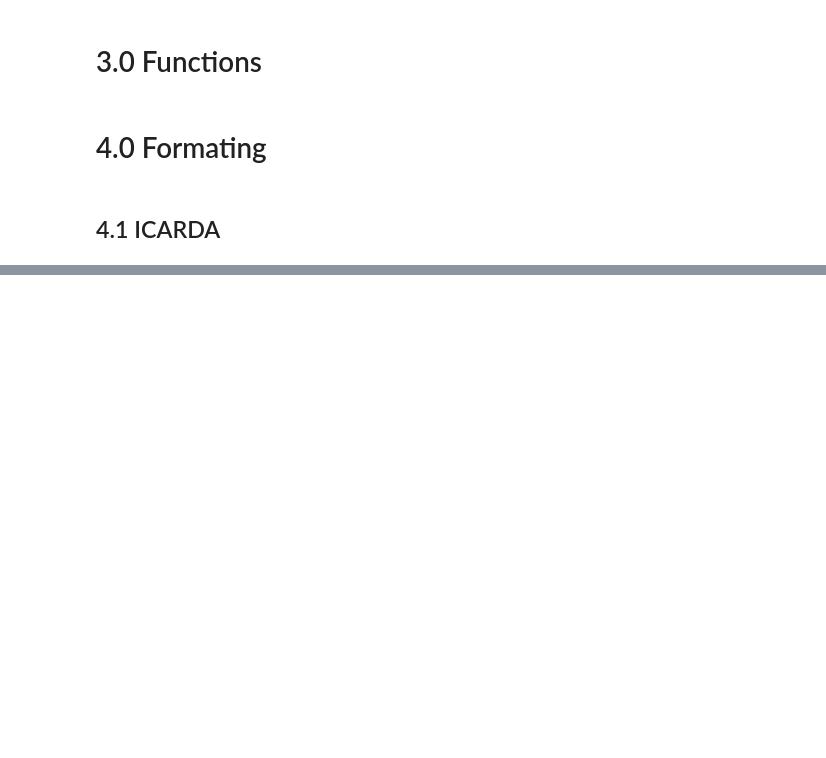
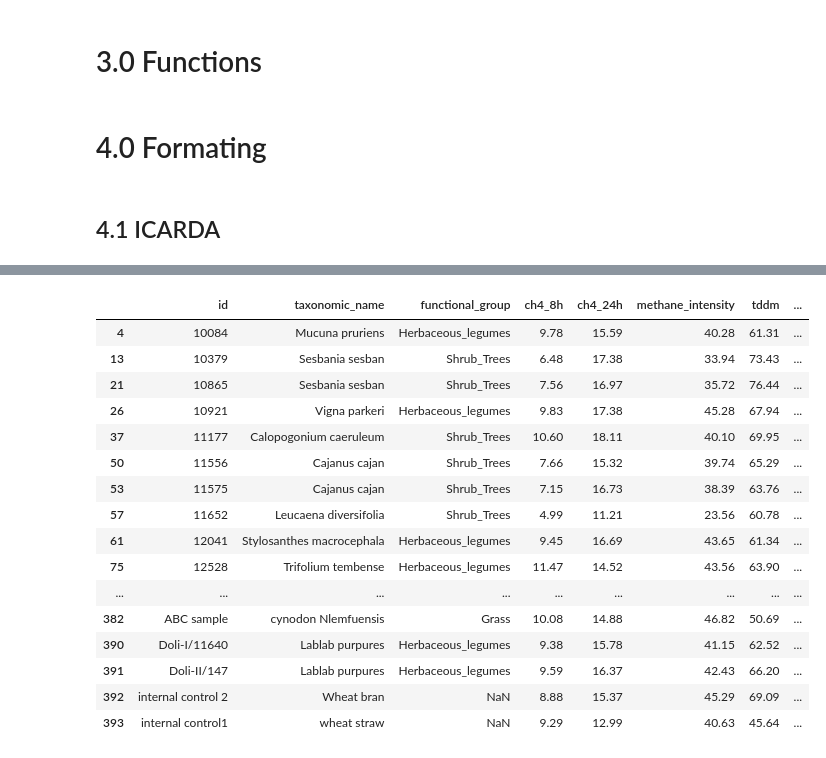
Before and after one commit to maurope/lmf, a Jupyter notebook: notebooks/2026/2026_09_22_gas_data_organization_for_khadija.ipynb, the cells around one changed output, grey strips where cells are left out. Saved outputs shown, nothing was run; the diff lists cells and outputs as text; code cells hidden in the pictures; blank space fills up the shorter version.

```diff
--- a/notebooks/2026/2026_09_22_gas_data_organization_for_khadija.ipynb
+++ b/notebooks/2026/2026_09_22_gas_data_organization_for_khadija.ipynb
@@ -125,0 +237,21 @@ icarda_2.head(2)
+# %%
+# Como algunos identificadores tuvieron más de un functional_group, vamos a procesar los id que tienen uno solo functional_group asignandolo a la tabla
+# A Los que tienen más de uno, se les asignará la palabra "conflict"
+
+
+# Identificar accession_no con más de un functional_group
+functional_groups = (ilri_metadata.groupby('accession_no')['functional_group'].agg(lambda x: x.dropna().unique()))
+
+# Crear diccionario para asignar functional_group
+functional_group_dict = {}
+
+for accession_no, groups in functional_groups.items():
+
+    if len(groups) == 1:
+        functional_group_dict[accession_no] = groups[0]
+
+    elif len(groups) > 1:
+        functional_group_dict[accession_no] = 'conflict'
+
+# Asignar functional_group a ilri_gas
+ilri_gas['functional_group'] = (ilri_gas['id'].map(functional_group_dict))
@@ -125,0 +272,3 @@ icarda_2.head(2)
+# %%
+ilri_gas_2 = ilri_gas[["id", "taxonomic_name", "functional_group", 'ch4_8h', 'ch4_24h', 'methane_intensity', 'tddm']]
+ilri_gas_2
@@ -125,0 +295,14 @@ icarda_2.head(2)
+# %%
+#Columns processing
+category_columns = ['id', 'taxonomic_name', 'functional_group']
+numeric_columns = [ 'ch4_8h', 'ch4_24h', 'methane_intensity', 'tddm']
+
+for df in [ilri_gas_2]:
+    for col in category_columns:
+        if col in df.columns:
+            df[col] = df[col].astype('category')
+    for col in numeric_columns:
+        if col in df.columns:
+            df[col] = pd.to_numeric(df[col], errors='coerce')
+# %%
+ilri_gas_average = mean_with_replicates(ilri_gas_2, category_columns, numeric_columns)
@@ -125,0 +325,22 @@ icarda_2.head(2)
+# %%
+# For some accessions there are more than 9 replicates used for extract the average!
+# This is because, these accessions were run on multiple ocassions. So I will continue working with these averages. There is no time for curation
+ilri_gas_average[ilri_gas_average['n_replicates_gas']> 9]
+# %% [output]
+|  | id | taxonomic_name | functional_group | ch4_8h | ch4_24h | methane_intensity | tddm | ... |
+| 4 | 10084 | Mucuna pruriens | Herbaceous_legumes | 9.78 | 15.59 | 40.28 | 61.31 | ... |
+| 13 | 10379 | Sesbania sesban | Shrub_Trees | 6.48 | 17.38 | 33.94 | 73.43 | ... |
+| 21 | 10865 | Sesbania sesban | Shrub_Trees | 7.56 | 16.97 | 35.72 | 76.44 | ... |
+| 26 | 10921 | Vigna parkeri | Herbaceous_legumes | 9.83 | 17.38 | 45.28 | 67.94 | ... |
+| 37 | 11177 | Calopogonium caeruleum | Shrub_Trees | 10.60 | 18.11 | 40.10 | 69.95 | ... |
+| 50 | 11556 | Cajanus cajan | Shrub_Trees | 7.66 | 15.32 | 39.74 | 65.29 | ... |
+| 53 | 11575 | Cajanus cajan | Shrub_Trees | 7.15 | 16.73 | 38.39 | 63.76 | ... |
+| 57 | 11652 | Leucaena diversifolia | Shrub_Trees | 4.99 | 11.21 | 23.56 | 60.78 | ... |
+| 61 | 12041 | Stylosanthes macrocephala | Herbaceous_legumes | 9.45 | 16.69 | 43.65 | 61.34 | ... |
+| 75 | 12528 | Trifolium tembense | Herbaceous_legumes | 11.47 | 14.52 | 43.56 | 63.90 | ... |
+| ... | ... | ... | ... | ... | ... | ... | ... | ... |
+| 382 | ABC sample | cynodon Nlemfuensis | Grass | 10.08 | 14.88 | 46.82 | 50.69 | ... |
+| 390 | Doli-I/11640 | Lablab purpures | Herbaceous_legumes | 9.38 | 15.78 | 41.15 | 62.52 | ... |
+| 391 | Doli-II/147 | Lablab purpures | Herbaceous_legumes | 9.59 | 16.37 | 42.43 | 66.20 | ... |
+| 392 | internal control 2 | Wheat bran | NaN | 8.88 | 15.37 | 45.29 | 69.09 | ... |
+| 393 | internal control1 | wheat straw | NaN | 9.29 | 12.99 | 40.63 | 45.64 | ... |
```
Also changed, not shown: parts of 51 cells of this notebook, 8 other files.
